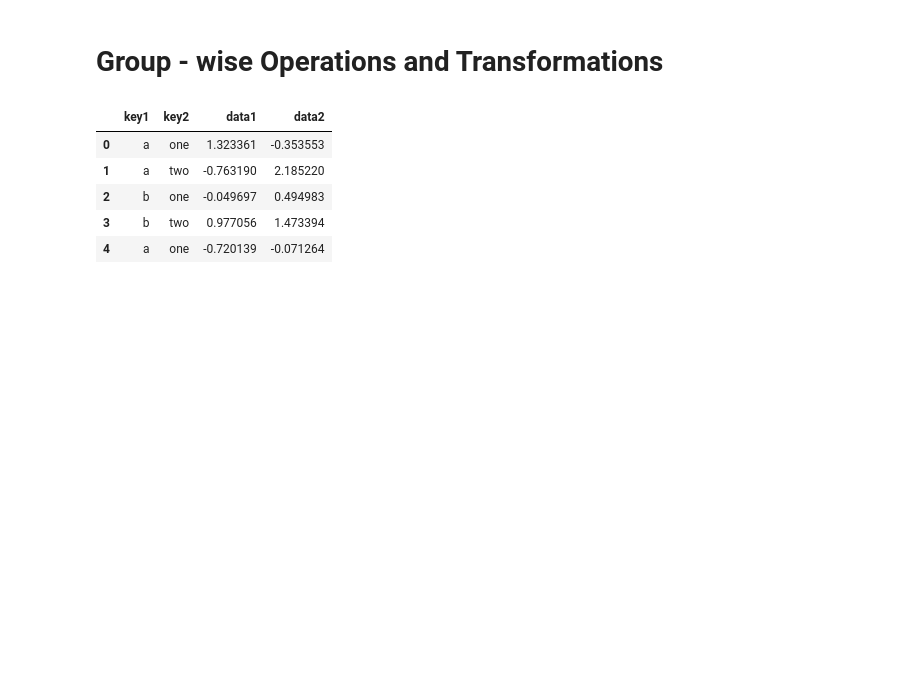
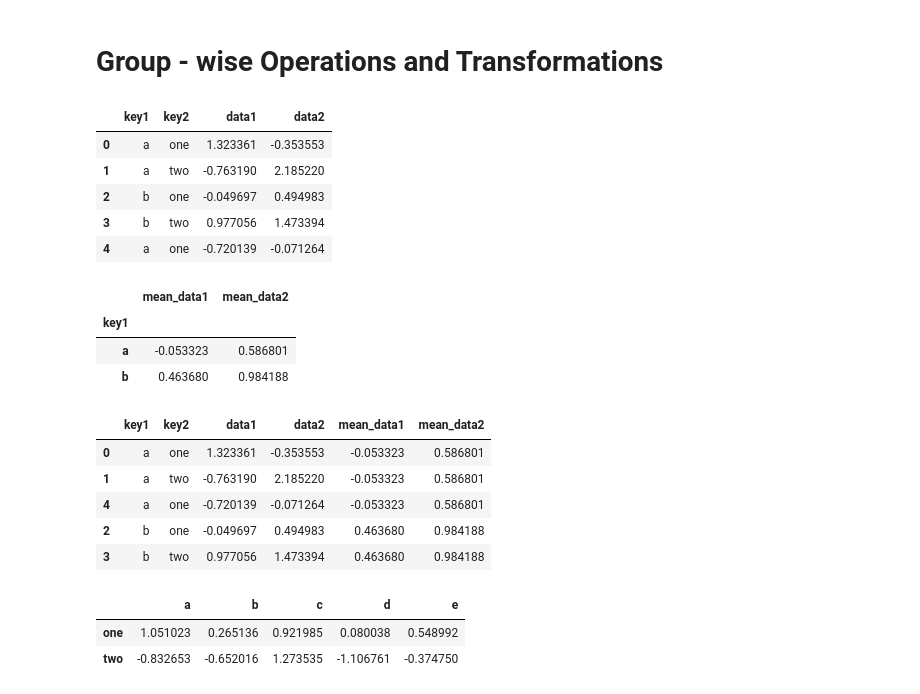
Before and after one commit to ArslanAmanov/Data-Science-Foundations-, a Jupyter notebook: Python for Data Analyses O'reilly_book/ch9_data_aggregation_and_group_ops.ipynb, the cells around one changed output. Cells and saved outputs as stored; diff of their text form; code cells hidden in the pictures; blank space fills up the shorter version.

```diff
--- a/Python for Data Analyses O'reilly_book/ch9_data_aggregation_and_group_ops.ipynb
+++ b/Python for Data Analyses O'reilly_book/ch9_data_aggregation_and_group_ops.ipynb
@@ -477,3 +477,21 @@ df
 | 2 | b | one | -0.049697 | 0.494983 |
 | 3 | b | two | 0.977056 | 1.473394 |
 | 4 | a | one | -0.720139 | -0.071264 |
+# %%
+k1_means = df.groupby('key1').mean().add_prefix('mean_') # group df by key1 and compute mean and add prefix 'mean_'
+# %%
+k1_means
+# %% [output]
+|  | mean_data1 | mean_data2 |
+| key1 |  |  |
+| a | -0.053323 | 0.586801 |
+| b | 0.463680 | 0.984188 |
+# %%
+pd.merge(df, k1_means, left_on='key1', right_index=True)
+# %% [output]
+|  | key1 | key2 | data1 | data2 | mean_data1 | mean_data2 |
+| 0 | a | one | 1.323361 | -0.353553 | -0.053323 | 0.586801 |
+| 1 | a | two | -0.763190 | 2.185220 | -0.053323 | 0.586801 |
+| 4 | a | one | -0.720139 | -0.071264 | -0.053323 | 0.586801 |
+| 2 | b | one | -0.049697 | 0.494983 | 0.463680 | 0.984188 |
+| 3 | b | two | 0.977056 | 1.473394 | 0.463680 | 0.984188 |
@@ -479,0 +504,6 @@ df
+# %%
+people.groupby(key).mean() # group people by key and compute mean
+# %% [output]
+|  | a | b | c | d | e |
+| one | 1.051023 | 0.265136 | 0.921985 | 0.080038 | 0.548992 |
+| two | -0.832653 | -0.652016 | 1.273535 | -1.106761 | -0.374750 |
```
Also changed, not shown: parts of 1 cell of this notebook.
